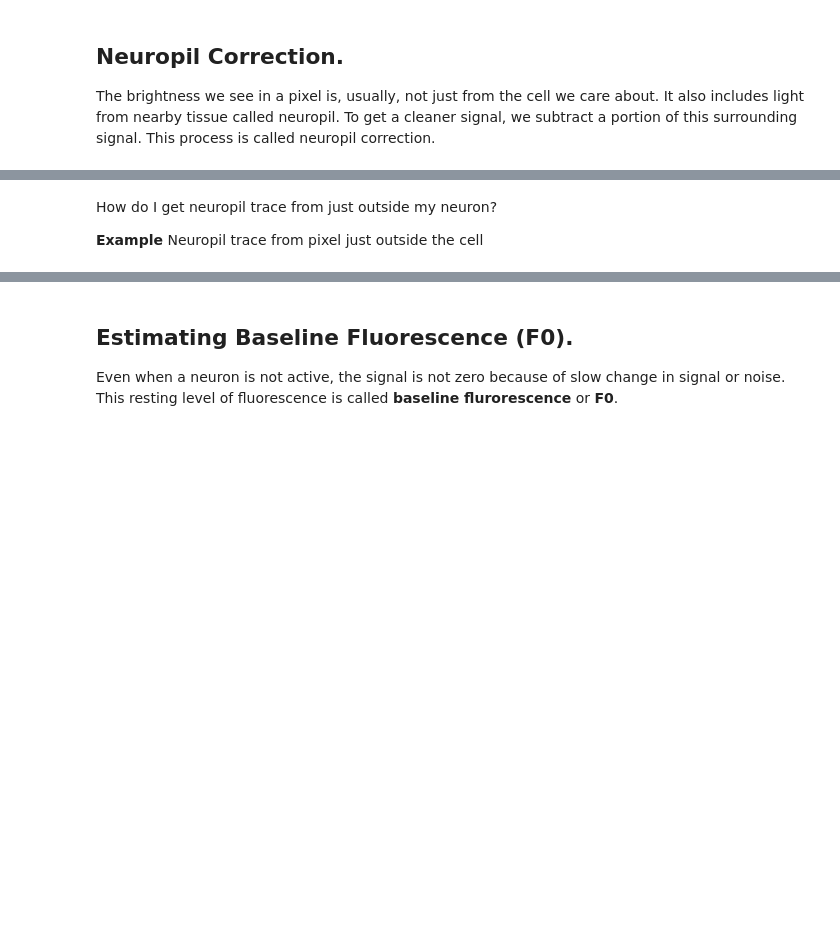
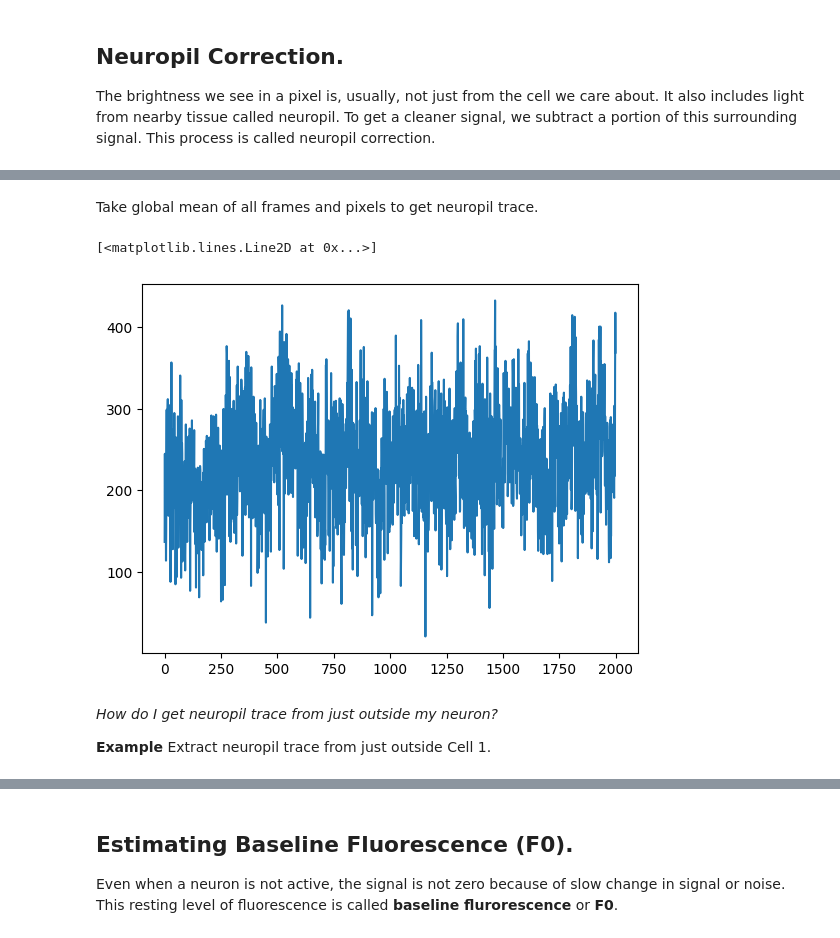
Before and after one commit to bkampa/intro-to-calcium-imaging-analysis-in-python-2025, a Jupyter notebook: day1/02. Single-Pixel Fluorescence in Calcium Imaging.ipynb, the cells around one changed output, grey strips where cells are left out. Drawn from its saved outputs; the diff is of its cells as text; code cells hidden in the pictures; blank space fills up the shorter version.

```diff
--- a/day1/02. Single-Pixel Fluorescence in Calcium Imaging.ipynb
+++ b/day1/02. Single-Pixel Fluorescence in Calcium Imaging.ipynb
@@ -235,7 +213,15 @@ plt.plot(npil_trace)
+# %% [markdown]
+Take global mean of all frames and pixels to get neuropil trace.
+# %%
+npil_trace = np.min(data, axis=(1,2))
+plt.plot(npil_trace)
+# %% [output]
+[<matplotlib.lines.Line2D at 0x...>]
+[figure, added]
 # %% [markdown]
-How do I get neuropil trace from just outside my neuron?
+*How do I get neuropil trace from just outside my neuron?*
 
-**Example** Neuropil trace from pixel just outside the cell
+**Example** Extract neuropil trace from just outside Cell 1.
 # %%
 plt.subplot(311)
 plt.imshow(rep_image, cmap='gray')
```
Also changed, not shown: parts of 17 cells of this notebook.
